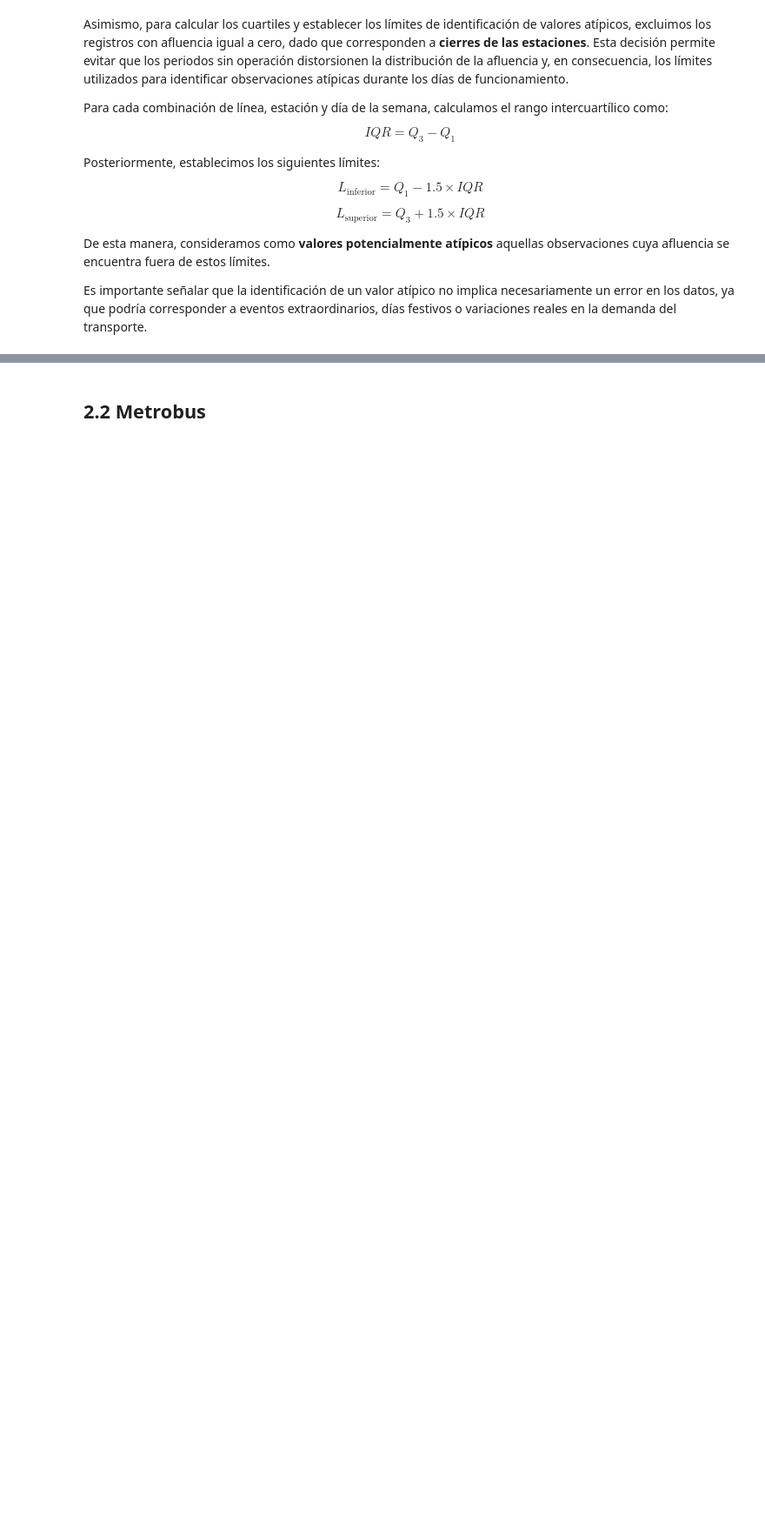
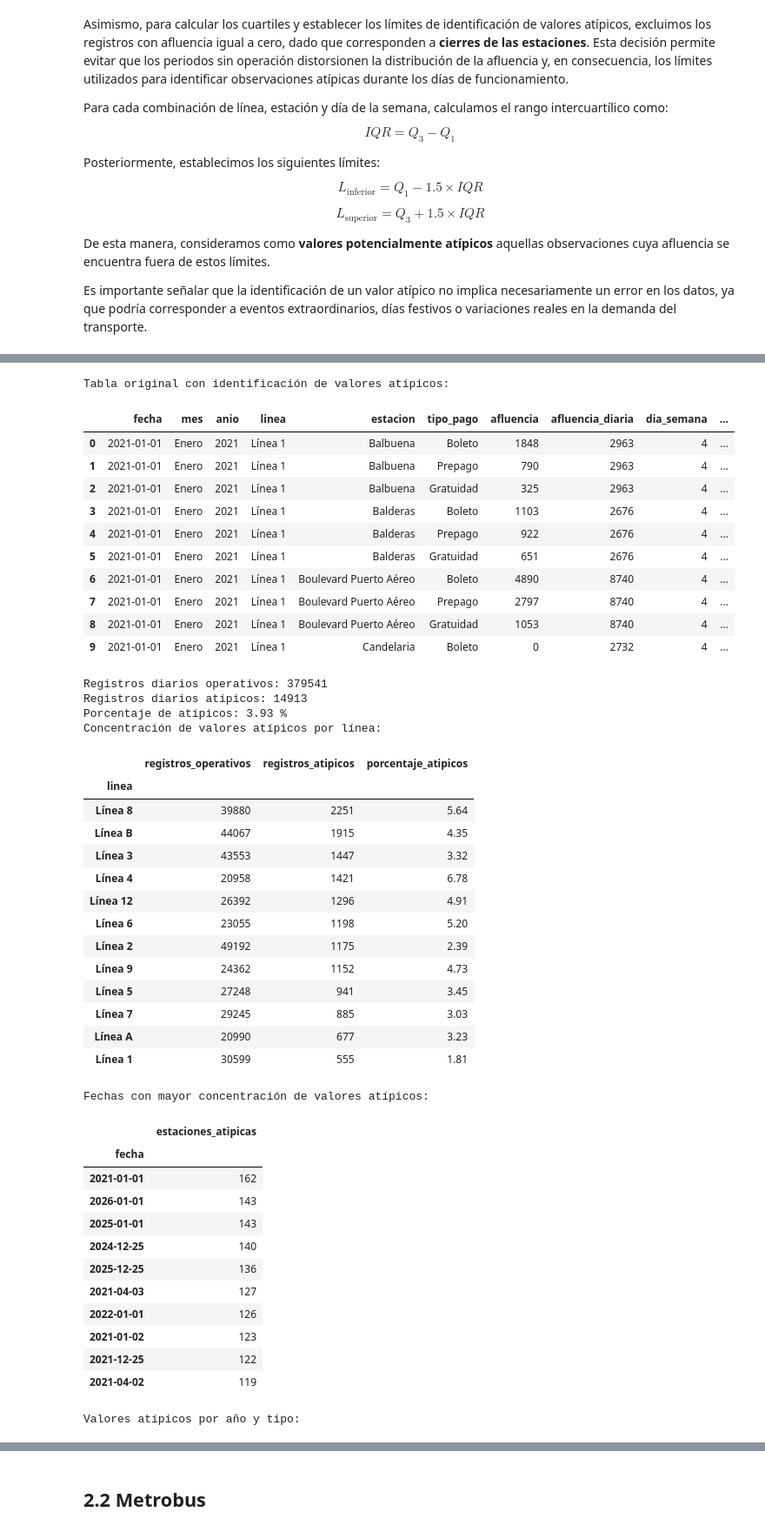
Before and after one commit to Juan-Gallegos7/Movilidad-Urbana-del-Sistema-de-Transporte-CDMX, a Jupyter notebook: notebooks/Final_Proyecto_Movilidad_CDMX_v3.ipynb, the cells around one changed output, grey strips where cells are left out. Shown at 87% size. Saved outputs shown, nothing was run; the diff lists cells and outputs as text; code cells hidden in the pictures; blank space fills up the shorter version.

```diff
--- a/notebooks/Final_Proyecto_Movilidad_CDMX_v3.ipynb
+++ b/notebooks/Final_Proyecto_Movilidad_CDMX_v3.ipynb
@@ -714,31 +992,76 @@ Resumen_atipicos_linea = (
     .assign(porcentaje_atipicos=lambda x:
             100 * x["registros_atipicos"] / x["registros_operativos"])
     .sort_values("registros_atipicos", ascending=False)
 )
 
 print("Concentración de valores atípicos por línea:")
 display(Resumen_atipicos_linea.round(2))
 
 # 7. Fechas con mayor concentración de atípicos
 Resumen_atipicos_fecha = (
     Metro_diario[Metro_diario["atipico"]]
     .groupby("fecha").size()
     .sort_values(ascending=False)
     .to_frame("estaciones_atipicas")
 )
 
 print("Fechas con mayor concentración de valores atípicos:")
-display(Resumen_atipicos_fecha.head(60))
+display(Resumen_atipicos_fecha.head(10))
 #with pd.option_context("display.max_rows", None):
 #    display(Resumen_atipicos_fecha)
 
 # 8. Resumen de atípicos por año y tipo
 Resumen_atipicos_anio = (
     Metro_diario[Metro_diario["atipico"]]
     .assign(anio=lambda x: x["fecha"].dt.year)
     .groupby(["anio", "tipo_atipico"])
     .size().unstack(fill_value=0)
 )
 
 print("Valores atípicos por año y tipo:")
 display(Resumen_atipicos_anio)
+# %% [output]
+Tabla original con identificación de valores atípicos:
+|  | fecha | mes | anio | linea | estacion | tipo_pago | afluencia | afluencia_diaria | dia_semana | ... |
+| 0 | 2021-01-01 | Enero | 2021 | Línea 1 | Balbuena | Boleto | 1848 | 2963 | 4 | ... |
+| 1 | 2021-01-01 | Enero | 2021 | Línea 1 | Balbuena | Prepago | 790 | 2963 | 4 | ... |
+| 2 | 2021-01-01 | Enero | 2021 | Línea 1 | Balbuena | Gratuidad | 325 | 2963 | 4 | ... |
+| 3 | 2021-01-01 | Enero | 2021 | Línea 1 | Balderas | Boleto | 1103 | 2676 | 4 | ... |
+| 4 | 2021-01-01 | Enero | 2021 | Línea 1 | Balderas | Prepago | 922 | 2676 | 4 | ... |
+| 5 | 2021-01-01 | Enero | 2021 | Línea 1 | Balderas | Gratuidad | 651 | 2676 | 4 | ... |
+| 6 | 2021-01-01 | Enero | 2021 | Línea 1 | Boulevard Puerto Aéreo | Boleto | 4890 | 8740 | 4 | ... |
+| 7 | 2021-01-01 | Enero | 2021 | Línea 1 | Boulevard Puerto Aéreo | Prepago | 2797 | 8740 | 4 | ... |
+| 8 | 2021-01-01 | Enero | 2021 | Línea 1 | Boulevard Puerto Aéreo | Gratuidad | 1053 | 8740 | 4 | ... |
+| 9 | 2021-01-01 | Enero | 2021 | Línea 1 | Candelaria | Boleto | 0 | 2732 | 4 | ... |
+Registros diarios operativos: 379541
+Registros diarios atípicos: 14913
+Porcentaje de atípicos: 3.93 %
+Concentración de valores atípicos por línea:
+|  | registros_operativos | registros_atipicos | porcentaje_atipicos |
+| linea |  |  |  |
+| Línea 8 | 39880 | 2251 | 5.64 |
+| Línea B | 44067 | 1915 | 4.35 |
+| Línea 3 | 43553 | 1447 | 3.32 |
+| Línea 4 | 20958 | 1421 | 6.78 |
+| Línea 12 | 26392 | 1296 | 4.91 |
+| Línea 6 | 23055 | 1198 | 5.20 |
+| Línea 2 | 49192 | 1175 | 2.39 |
+| Línea 9 | 24362 | 1152 | 4.73 |
+| Línea 5 | 27248 | 941 | 3.45 |
+| Línea 7 | 29245 | 885 | 3.03 |
+| Línea A | 20990 | 677 | 3.23 |
+| Línea 1 | 30599 | 555 | 1.81 |
+Fechas con mayor concentración de valores atípicos:
+|  | estaciones_atipicas |
+| fecha |  |
+| 2021-01-01 | 162 |
+| 2026-01-01 | 143 |
+| 2025-01-01 | 143 |
+| 2024-12-25 | 140 |
+| 2025-12-25 | 136 |
+| 2021-04-03 | 127 |
+| 2022-01-01 | 126 |
+| 2021-01-02 | 123 |
+| 2021-12-25 | 122 |
+| 2021-04-02 | 119 |
+Valores atípicos por año y tipo:
```
Also changed, not shown: parts of 86 cells of this notebook.
